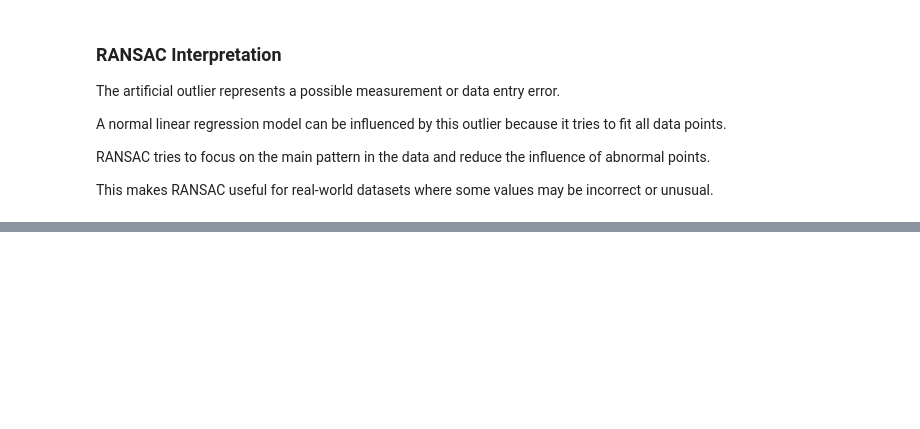
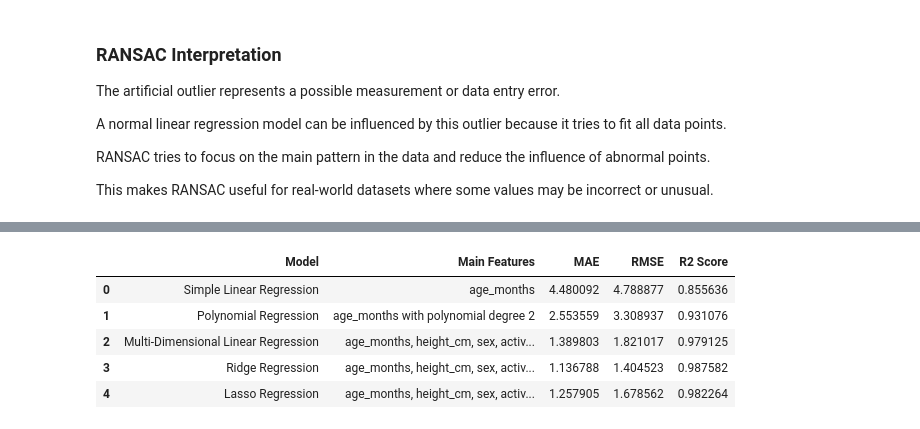
Before and after one commit to SATananov/cane-corso-growth-intelligence, a Jupyter notebook: notebooks/01_linear_regression_growth_prediction.ipynb, the cells around one changed output, grey strips where cells are left out. Saved outputs shown, nothing was run; the diff lists cells and outputs as text; code cells hidden in the pictures; blank space fills up the shorter version.

Commit message:
Add final regression model comparison

```diff
--- a/notebooks/01_linear_regression_growth_prediction.ipynb
+++ b/notebooks/01_linear_regression_growth_prediction.ipynb
@@ -672,0 +687,47 @@ This makes RANSAC useful for real-world datasets where some values may be incorr
+# %%
+final_model_comparison = pd.DataFrame({
+    "Model": [
+        "Simple Linear Regression",
+        "Polynomial Regression",
+        "Multi-Dimensional Linear Regression",
+        "Ridge Regression",
+        "Lasso Regression"
+    ],
+    "Main Features": [
+        "age_months",
+        "age_months with polynomial degree 2",
+        "age_months, height_cm, sex, activity_level",
+        "age_months, height_cm, sex, activity_level",
+        "age_months, height_cm, sex, activity_level"
+    ],
+    "MAE": [
+        mae,
+        poly_mae,
+        multi_mae,
+        ridge_mae,
+        lasso_mae
+    ],
+    "RMSE": [
+        rmse,
+        poly_rmse,
+        multi_rmse,
+        ridge_rmse,
+        lasso_rmse
+    ],
+    "R2 Score": [
+        r2,
+        poly_r2,
+        multi_r2,
+        ridge_r2,
+        lasso_r2
+    ]
+})
+
+final_model_comparison
+# %% [output]
+|  | Model | Main Features | MAE | RMSE | R2 Score |
+| 0 | Simple Linear Regression | age_months | 4.480092 | 4.788877 | 0.855636 |
+| 1 | Polynomial Regression | age_months with polynomial degree 2 | 2.553559 | 3.308937 | 0.931076 |
+| 2 | Multi-Dimensional Linear Regression | age_months, height_cm, sex, activ... | 1.389803 | 1.821017 | 0.979125 |
+| 3 | Ridge Regression | age_months, height_cm, sex, activ... | 1.136788 | 1.404523 | 0.987582 |
+| 4 | Lasso Regression | age_months, height_cm, sex, activ... | 1.257905 | 1.678562 | 0.982264 |
```
Also changed, not shown: parts of 3 cells of this notebook.
